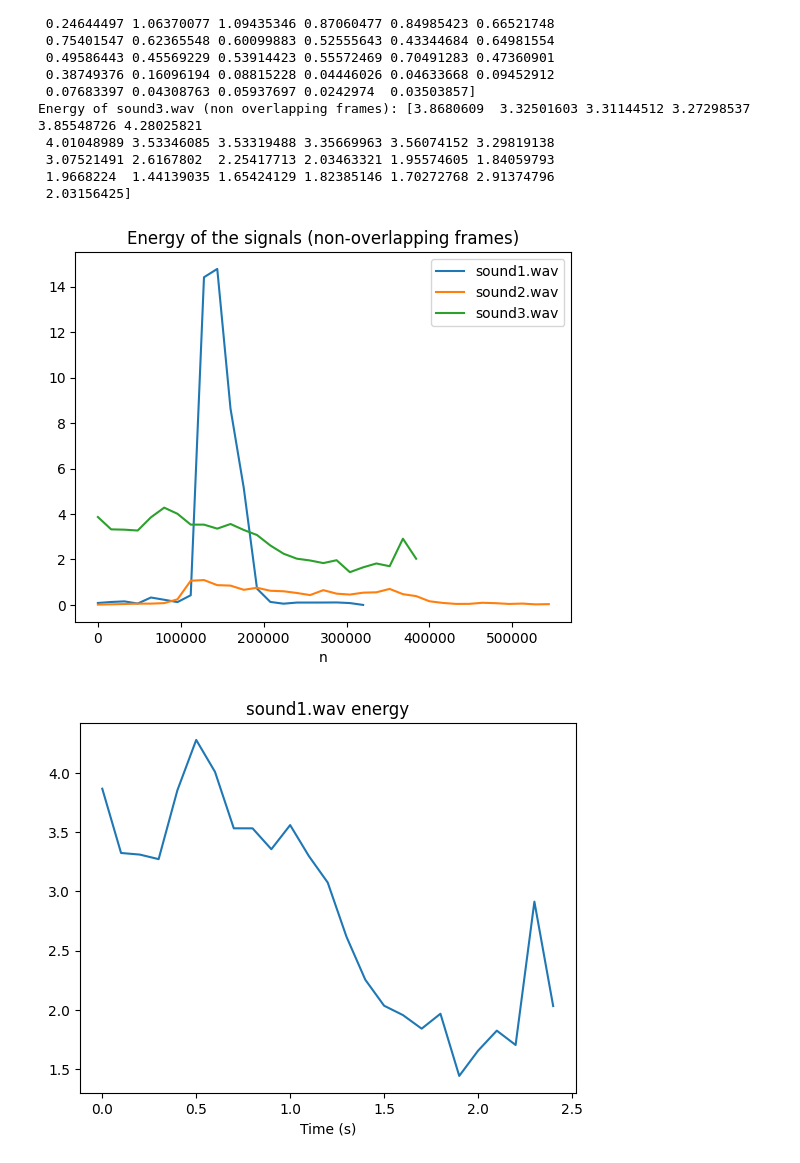
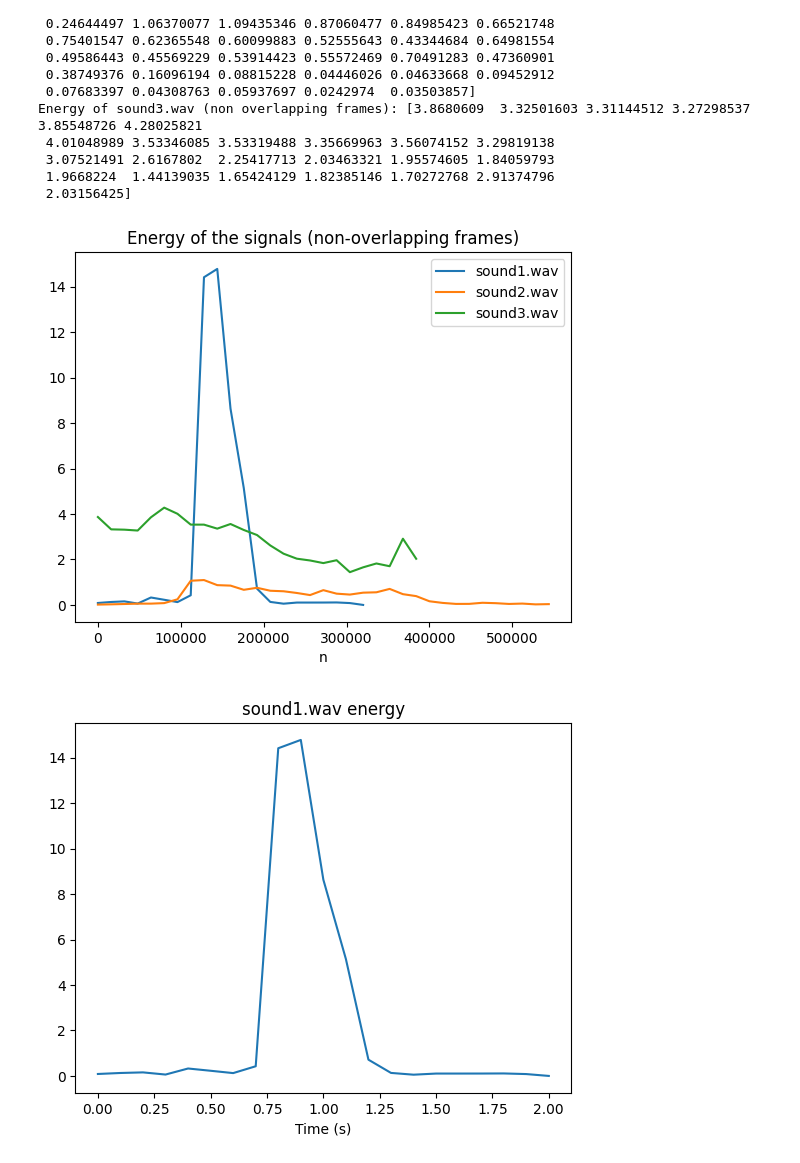
Before and after one commit to carlosedm10/joan-tds, a Jupyter notebook: prac1/python/prac1.ipynb, the cells around one changed output. Drawn from its saved outputs; the diff is of its cells as text; code cells hidden in the pictures.

Commit message:
fixed incorrect overlaping_frames() function implementation

```diff
--- a/prac1/python/prac1.ipynb
+++ b/prac1/python/prac1.ipynb
@@ -119,23 +119,23 @@ Energy of sound3.wav (non overlapping frames): [3.8680609  3.32501603 3.31144512
 # %%
 # plot the energy of the signals in discrete time
 t1 = np.arange(len(E1_frames)) * fs1
 t2 = np.arange(len(E2_frames)) * fs2
 t3 = np.arange(len(E3_frames)) * fs3
 
 plt.plot(t1, E1_frames, label='sound1.wav')
 plt.plot(t2, E2_frames, label='sound2.wav')
 plt.plot(t3, E3_frames, label='sound3.wav')
 plt.xlabel('n')
 plt.title('Energy of the signals (non-overlapping frames)')
 plt.legend()
 plt.show()
 
 # plot the energy of the signals in continuous time
 # the sampling frequency is 10Hz because the frames are 100ms long
-plot_continuous(E3_frames, 10, 'sound1.wav energy')
+plot_continuous(E1_frames, 10, 'sound1.wav energy')
 plot_continuous(E2_frames, 10, 'sound2.wav energy')
-plot_continuous(E1_frames, 10, 'sound3.wav energy')
+plot_continuous(E3_frames, 10, 'sound3.wav energy')
 # %% [output]
 [figure]
-[figure, old version]
+[figure, new version]
 [figure]
```
Also changed, not shown: parts of 4 cells of this notebook, 2 other files.
